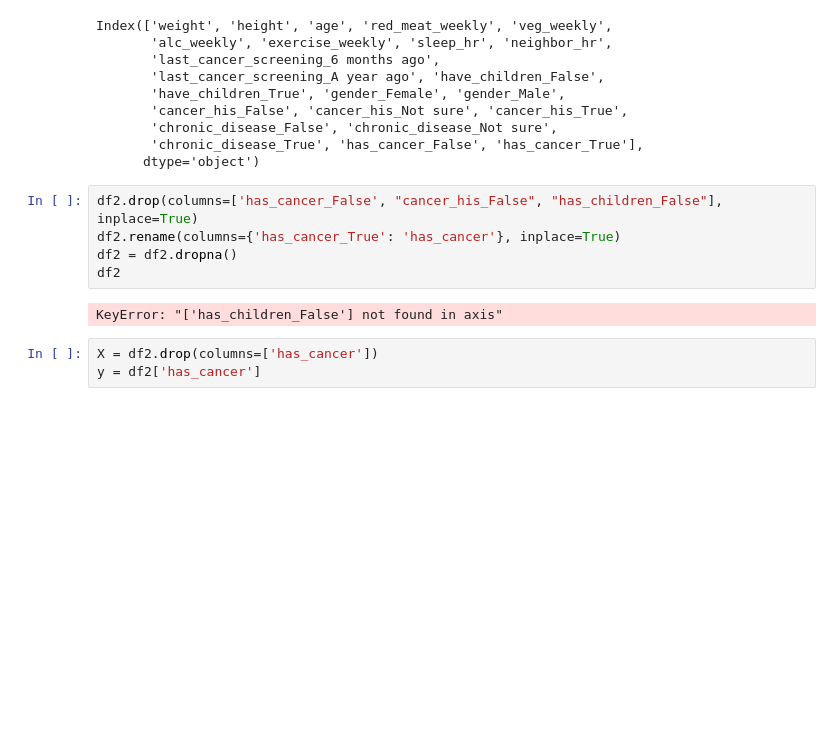
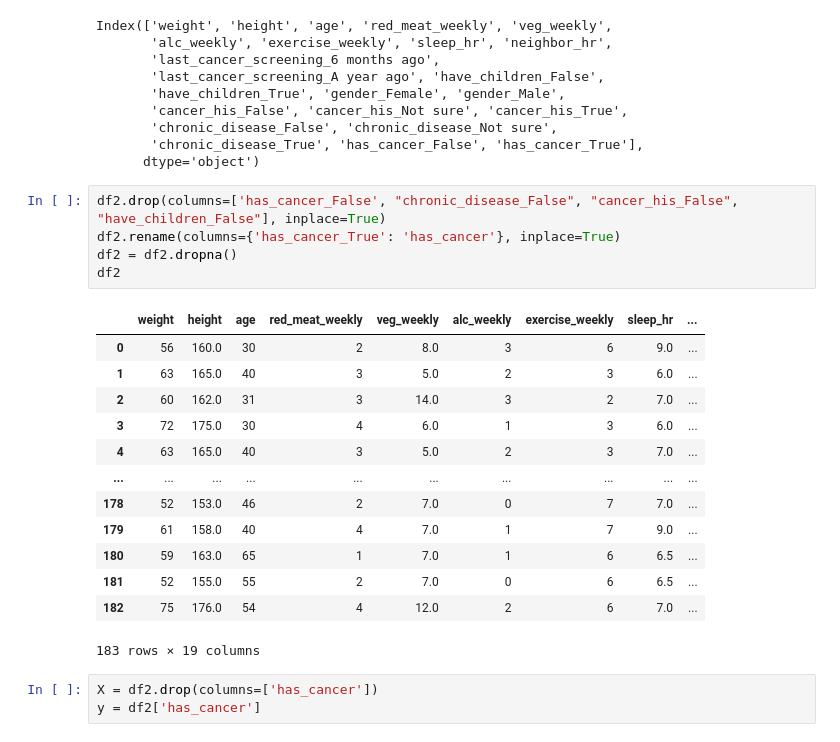
Before and after one commit to v-iettran/cura_ml, a Jupyter notebook: Preliminary cancer findings work.ipynb, the cells around one changed output. Cells and saved outputs as stored; diff of their text form; blank space fills up the shorter version.

```diff
--- a/Preliminary cancer findings work.ipynb
+++ b/Preliminary cancer findings work.ipynb
@@ -121,12 +121,24 @@ Index(['weight', 'height', 'age', 'red_meat_weekly', 'veg_weekly',
        'chronic_disease_True', 'has_cancer_False', 'has_cancer_True'],
       dtype='object')
 # %%
-df2.drop(columns=['has_cancer_False', "cancer_his_False", "has_children_False"], inplace=True)
+df2.drop(columns=['has_cancer_False', "chronic_disease_False", "cancer_his_False", "have_children_False"], inplace=True)
 df2.rename(columns={'has_cancer_True': 'has_cancer'}, inplace=True)
 df2 = df2.dropna()
 df2
 # %% [output]
+|  | weight | height | age | red_meat_weekly | veg_weekly | alc_weekly | exercise_weekly | sleep_hr | ... |
+| 0 | 56 | 160.0 | 30 | 2 | 8.0 | 3 | 6 | 9.0 | ... |
+| 1 | 63 | 165.0 | 40 | 3 | 5.0 | 2 | 3 | 6.0 | ... |
+| 2 | 60 | 162.0 | 31 | 3 | 14.0 | 3 | 2 | 7.0 | ... |
+| 3 | 72 | 175.0 | 30 | 4 | 6.0 | 1 | 3 | 6.0 | ... |
+| 4 | 63 | 165.0 | 40 | 3 | 5.0 | 2 | 3 | 7.0 | ... |
+| ... | ... | ... | ... | ... | ... | ... | ... | ... | ... |
+| 178 | 52 | 153.0 | 46 | 2 | 7.0 | 0 | 7 | 7.0 | ... |
+| 179 | 61 | 158.0 | 40 | 4 | 7.0 | 1 | 7 | 9.0 | ... |
+| 180 | 59 | 163.0 | 65 | 1 | 7.0 | 1 | 6 | 6.5 | ... |
+| 181 | 52 | 155.0 | 55 | 2 | 7.0 | 0 | 6 | 6.5 | ... |
+| 182 | 75 | 176.0 | 54 | 4 | 12.0 | 2 | 6 | 7.0 | ... |
-KeyError: "['has_children_False'] not found in axis"
+183 rows × 19 columns
 # %%
 X = df2.drop(columns=['has_cancer'])
 y = df2['has_cancer']
```
Also changed, not shown: parts of 5 cells of this notebook, 1 other file.
